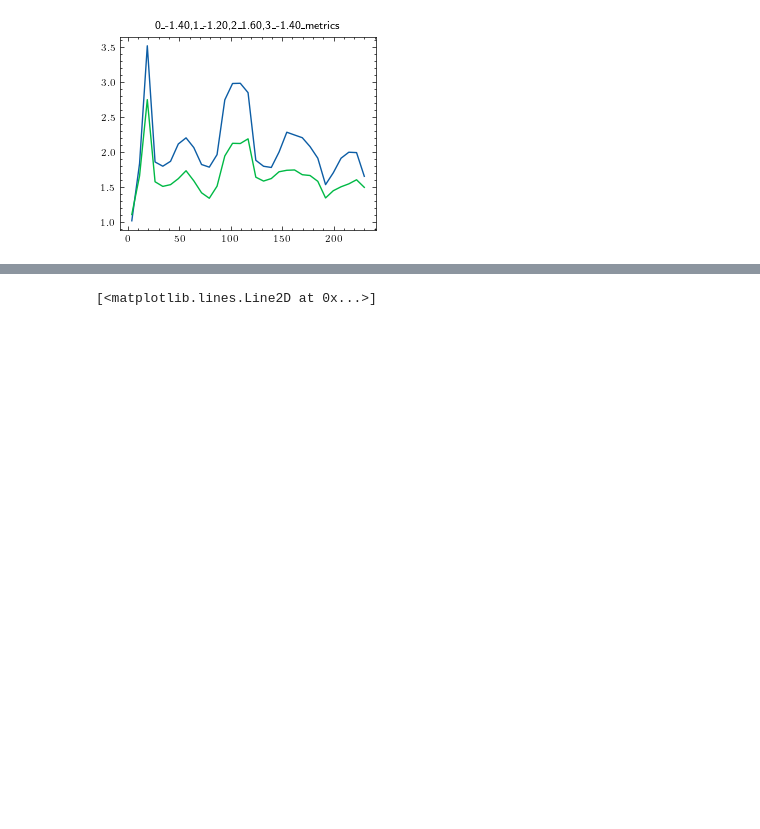
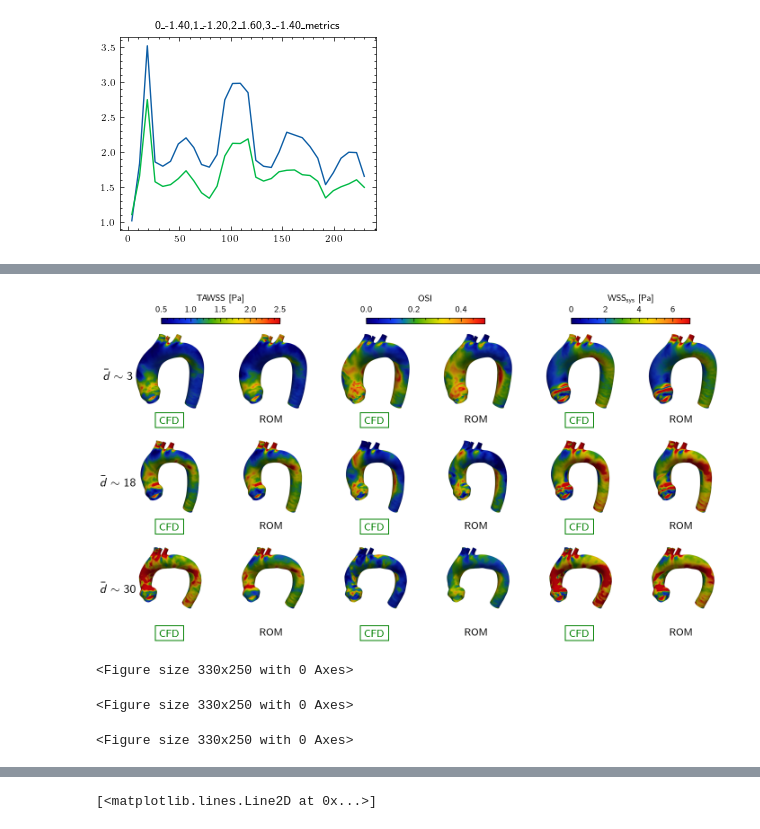
Before and after one commit to scarpma/aorta_lib, a Jupyter notebook: examples/test.ipynb, the cells around one changed output, grey strips where cells are left out. Saved outputs shown, nothing was run; the diff lists cells and outputs as text; code cells hidden in the pictures; blank space fills up the shorter version.

```diff
--- a/examples/test.ipynb
+++ b/examples/test.ipynb
@@ -289,0 +364,60 @@ for i in range(-1,-10,-1):
+# %%
+array_names = ['tawss', 'osi', 'wss_sis']
+labels = ['TAWSS', 'OSI', 'WSS$_{\\text{sys}}$']
+units = [' [Pa]', '', ' [Pa]']
+distc_label = ['$\\bar{{d}}\\sim {}$'.format(i) for i in ['3','18','30']]
+
+clims = dict(
+  tawss=[0.5,2.5],
+  osi=[0,0.5],
+  wss_sis=[0,7],
+)
+pv.set_plot_theme('document')
+cmap = mpl.colormaps.get_cmap("cet_rainbow4")
+camera_dist = 350
+shift_from_sa = 80 #mm # set z coordinate as 120 mm from the sa vessels (max z coord found)
+
+#figure_size = np.array((180,60)) * 0.0393701 # specify in mm and then convert to inches
+figure_size = np.array([180,100]) * 0.0393701 # specify in mm and then convert to inches
+fig, axs = plt.subplots(3,6,figsize=figure_size, dpi=200,layout="constrained" )
+
+names = []
+names.append(df[df['name']==meshes_dist3['low'][0]].iloc[0]['name'])
+names.append(df[df['name']==meshes_dist3['med'][32]].iloc[0]['name'])
+names.append(df[df['name']==meshes_dist3['high'][9]].iloc[0]['name'])
+
+
+for nn in range(3):
+  name = names[nn]
+  for kk, array_name in enumerate(array_names):
+    image = plot_hemo(name,array_name,clims,cmap,camera_dist,)
+    image_rom = plot_hemo(name,array_name+'_ROM_val',clims,cmap,camera_dist,)
+
+    if kk==0:
+      axs[nn,kk*2 + 0].text(-0.1, 0.5, distc_label[nn],
+        horizontalalignment='center', verticalalignment='center',
+        transform=axs[nn,kk*2 + 0].transAxes, fontsize=10, color='black')
+
+    axs[nn,kk*2 + 0].imshow(image)
+    axs[nn,kk*2 + 0].axis('off')
+    axs[nn,kk*2 + 0].text(0.5, 0.05, '$\\boxed{\\text{CFD}}$',
+      horizontalalignment='center', verticalalignment='center',
+      transform=axs[nn,kk*2 + 0].transAxes, fontsize=8, color='green')
+    axs[nn,kk*2 + 1].imshow(image_rom)
+    axs[nn,kk*2 + 1].axis('off')
+    axs[nn,kk*2 + 1].text(0.5, 0.05, 'ROM',
+      horizontalalignment='center', verticalalignment='center',
+      transform=axs[nn,kk*2 + 1].transAxes, fontsize=8, color='black')
+    if nn==0:
+      # colorbar
+      fig_, ax = plt.subplots()
+      cbar,sm = plot_colorbar(ax,cmap,clims[array_name],labels[kk])
+      fig_.clear()
+      fig.colorbar(sm, ax=axs[nn,(kk*2):(kk*2 + 2)], shrink=0.6, orientation='horizontal', location='top', label=labels[kk]+units[kk])
+
+fig.show()
+# %% [output]
+[figure, added]
+<Figure size 330x250 with 0 Axes>
+<Figure size 330x250 with 0 Axes>
+<Figure size 330x250 with 0 Axes>
```
Also changed, not shown: parts of 12 cells of this notebook, 2 other files.
